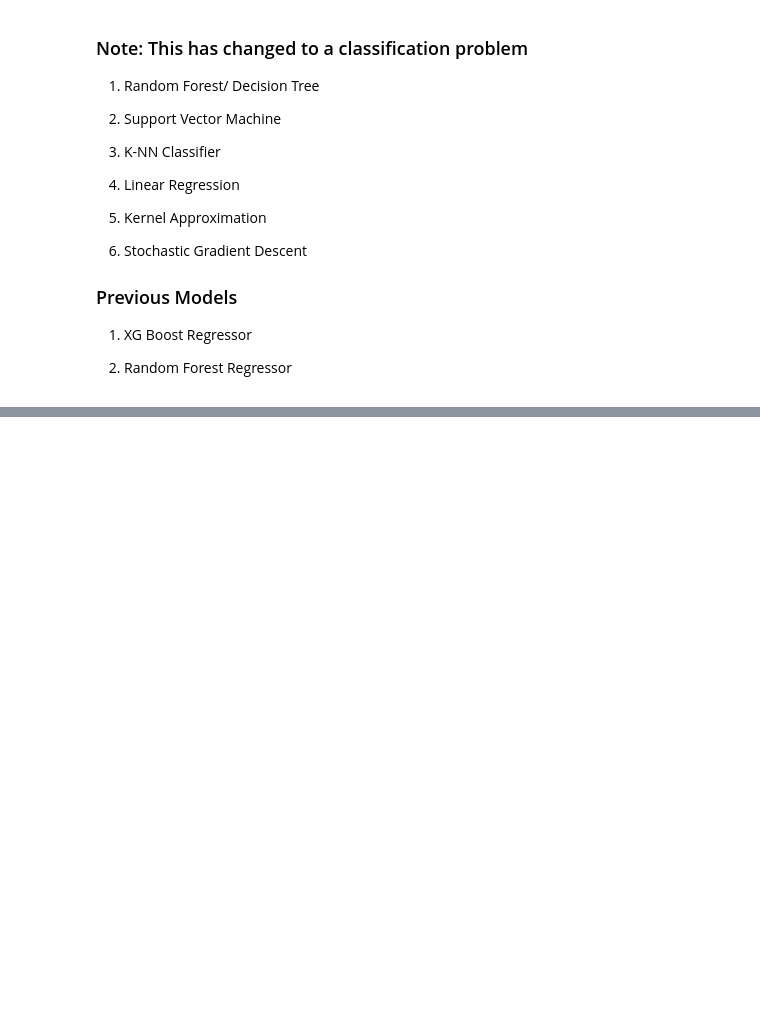
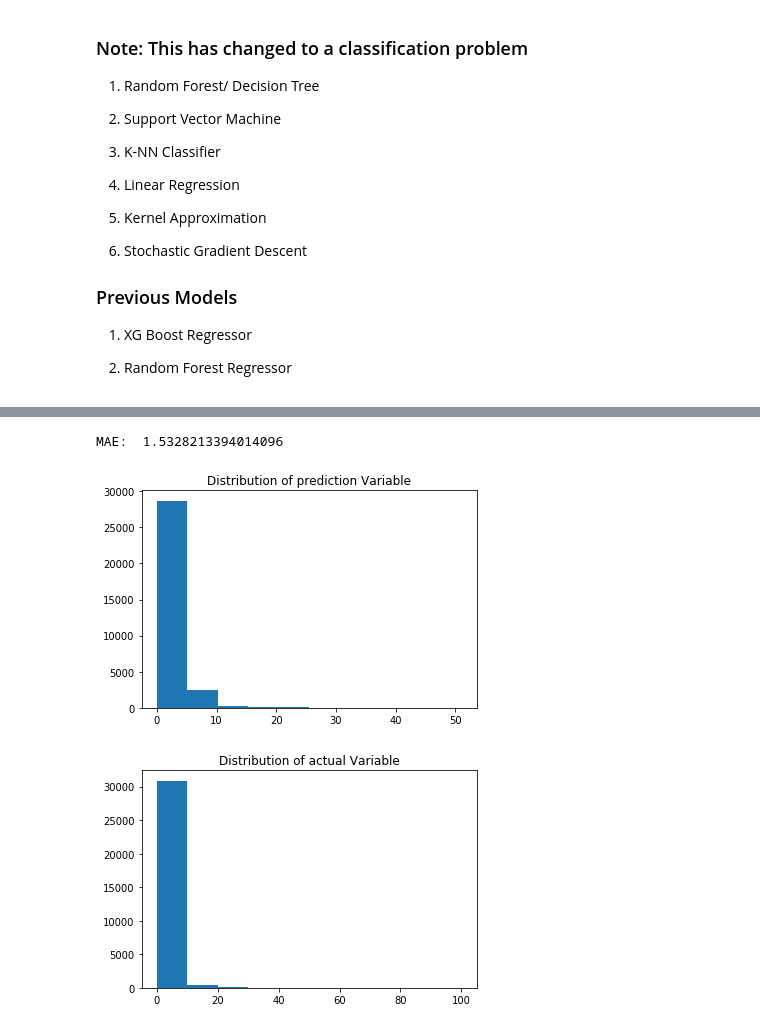
Before and after one commit to GaeaStorm/Loan-Default-Prediction---ICL, a Jupyter notebook: EDA-Gai.ipynb, the cells around one changed output, grey strips where cells are left out. Drawn from its saved outputs; the diff is of its cells as text; code cells hidden in the pictures; blank space fills up the shorter version.

```diff
--- a/EDA-Gai.ipynb
+++ b/EDA-Gai.ipynb
@@ -525,0 +686,8 @@ check_predictions(model, Xset, yset)
+# %%
+models1 = create_combined_model(0, Xtrain, ytrain, Xtest, ytest)
+ypred01, mid01 = predict_on_model(models1, Xtest, num_models=2)
+check_predictions(ypred01, ytest)
+# %% [output]
+MAE:  1.5328213394014096
+[figure, added]
+[figure, added]
```
Also changed, not shown: parts of 15 cells of this notebook.
